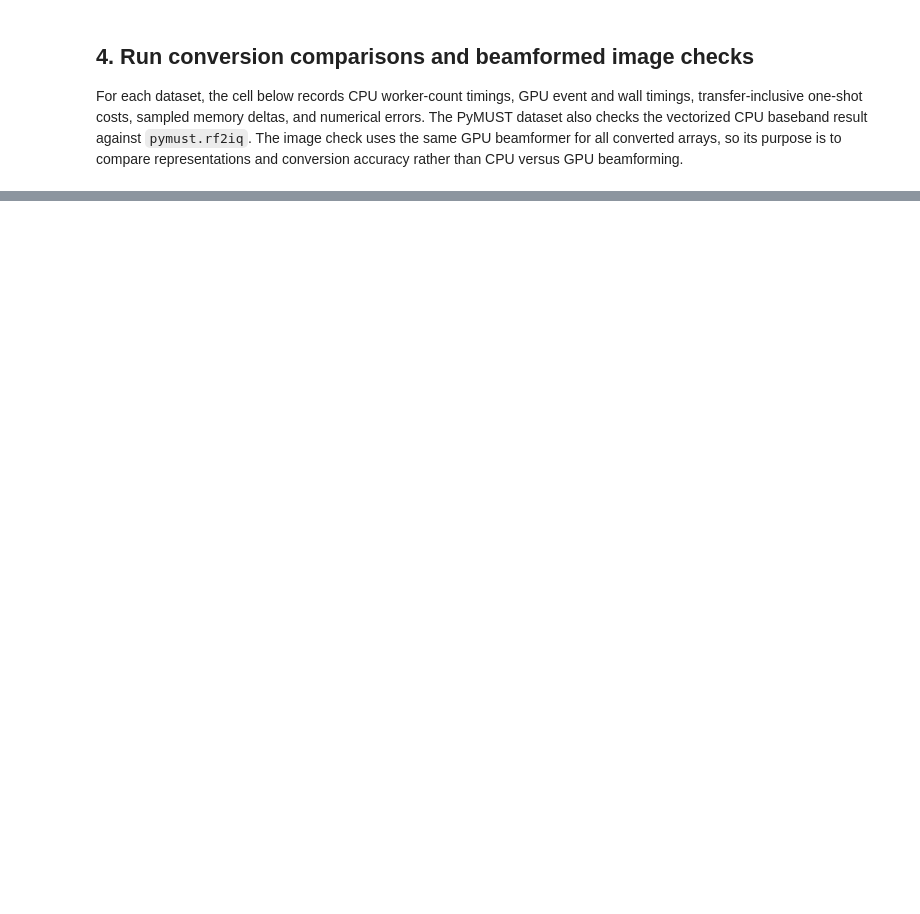
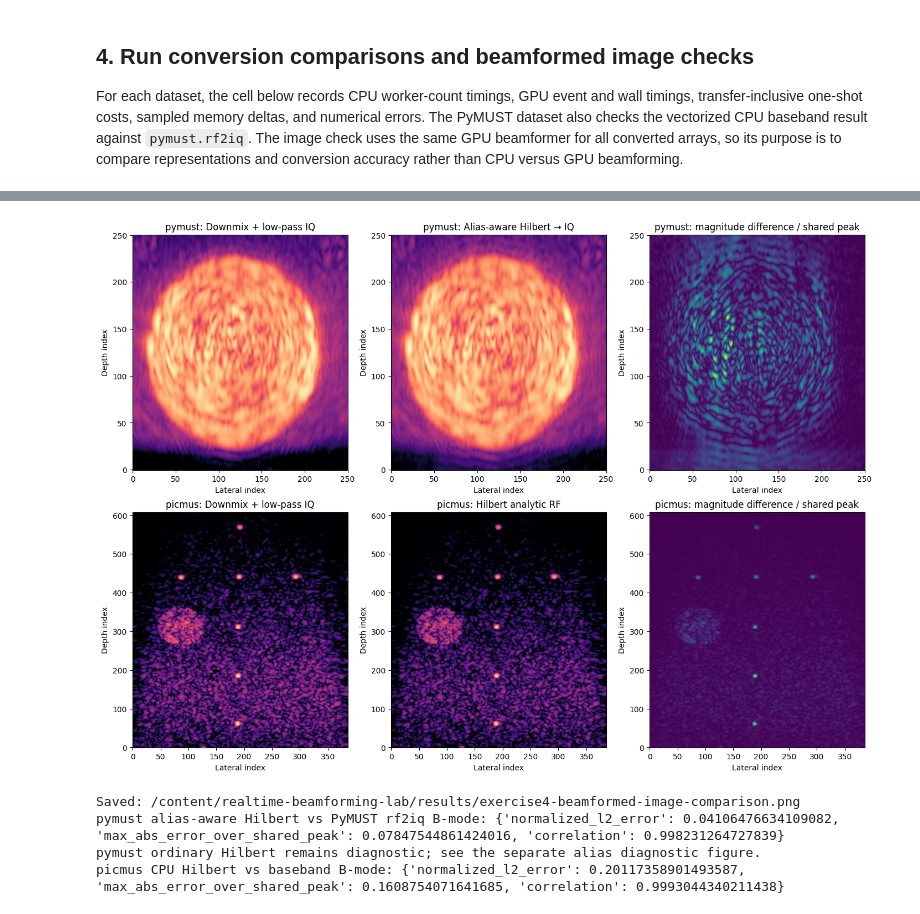
Before and after one commit to vickgidwani/realtime-beamforming-lab, a Jupyter notebook: exercises/04-rf-to-iq-scaling.ipynb, the cells around one changed output, grey strips where cells are left out. Drawn from its saved outputs; the diff is of its cells as text; code cells hidden in the pictures; blank space fills up the shorter version.

```diff
--- a/exercises/04-rf-to-iq-scaling.ipynb
+++ b/exercises/04-rf-to-iq-scaling.ipynb
@@ -769,26 +1409,43 @@ print("Saved:", timing_plot_path)
 # %%
 if RUN_BEAMFORM_IMAGE_CHECKS:
     fig, axes = plt.subplots(len(image_outputs), 3, figsize=(14, 5 * len(image_outputs)), squeeze=False, constrained_layout=True)
     for row, (dataset_name, outputs) in enumerate(image_outputs.items()):
-        hilbert_image = outputs["hilbert"]["cpu_conversion"]
-        baseband_image = outputs["baseband"]["cpu_conversion"]
-        peak = max(float(np.max(hilbert_image)), float(np.max(baseband_image)), np.finfo(np.float64).tiny)
-        for col, (image, title) in enumerate(((hilbert_image, "Hilbert analytic RF"), (baseband_image, "Downmix + low-pass IQ"))):
-            view = axes[row, col].imshow(20 * np.log10(np.maximum(image / peak, 1e-4)).T, origin="lower", cmap="magma", vmin=-40, vmax=0, aspect="auto")
+        reference_image = outputs["baseband"]["cpu_conversion"]
+        if dataset_name == "pymust" and "alias_aware_hilbert" in outputs:
+            comparison_image = outputs["alias_aware_hilbert"]["cpu_conversion"]
+            comparison_title = "Alias-aware Hilbert → IQ"
+        else:
+            comparison_image = outputs["hilbert"]["cpu_conversion"]
+            comparison_title = "Hilbert analytic RF"
+        peak = max(float(np.max(reference_image)), float(np.max(comparison_image)), np.finfo(np.float64).tiny)
+        for col, (image, title) in enumerate(((reference_image, "Downmix + low-pass IQ"), (comparison_image, comparison_title))):
+            axes[row, col].imshow(20 * np.log10(np.maximum(image / peak, 1e-4)).T, origin="lower", cmap="magma", vmin=-40, vmax=0, aspect="auto")
             axes[row, col].set_title(f"{dataset_name}: {title}")
             axes[row, col].set_xlabel("Lateral index")
             axes[row, col].set_ylabel("Depth index")
-        difference = np.abs(baseband_image - hilbert_image) / peak
-        view = axes[row, 2].imshow(difference.T, origin="lower", cmap="viridis", aspect="auto")
+        difference = np.abs(reference_image - comparison_image) / peak
+        axes[row, 2].imshow(difference.T, origin="lower", cmap="viridis", aspect="auto")
         axes[row, 2].set_title(f"{dataset_name}: magnitude difference / shared peak")
         axes[row, 2].set_xlabel("Lateral index")
         axes[row, 2].set_ylabel("Depth index")
     image_plot_path = RESULTS_DIR / "exercise4-beamformed-image-comparison.png"
     fig.savefig(image_plot_path, dpi=180, bbox_inches="tight")
     plt.show()
     print("Saved:", image_plot_path)
     for dataset_name, dataset_result in report["datasets"].items():
-        print(dataset_name, "CPU Hilbert vs baseband B-mode:", dataset_result["accuracy"]["cpu_hilbert_vs_cpu_baseband_bmode"])
+        if dataset_name == "pymust" and "pymust_alias_aware_diagnostic" in report:
+            print(dataset_name, "alias-aware Hilbert vs PyMUST rf2iq B-mode:", report["pymust_alias_aware_diagnostic"].get("beamformed_image_vs_pymust_rf2iq"))
+            print(dataset_name, "ordinary Hilbert remains diagnostic; see the separate alias diagnostic figure.")
+        else:
+            if not dataset_result["accuracy"]["hilbert_baseband_comparison_valid"]:
+                print(dataset_name, "NOTE: ordinary Hilbert/baseband image metric is diagnostic only because the carrier exceeds Nyquist.")
+            print(dataset_name, "CPU Hilbert vs baseband B-mode:", dataset_result["accuracy"]["cpu_hilbert_vs_cpu_baseband_bmode"])
+# %% [output]
+[figure, added]
+Saved: /content/realtime-beamforming-lab/results/exercise4-beamformed-image-comparison.png
+pymust alias-aware Hilbert vs PyMUST rf2iq B-mode: {'normalized_l2_error': 0.04106476634109082, 'max_abs_error_over_shared_peak': 0.07847544861424016, 'correlation': 0.998231264727839}
+pymust ordinary Hilbert remains diagnostic; see the separate alias diagnostic figure.
+picmus CPU Hilbert vs baseband B-mode: {'normalized_l2_error': 0.20117358901493587, 'max_abs_error_over_shared_peak': 0.1608754071641685, 'correlation': 0.9993044340211438}
 # %% [markdown]
 ## Interpretation
 
```
Also changed, not shown: parts of 20 cells of this notebook, 23 other files.
